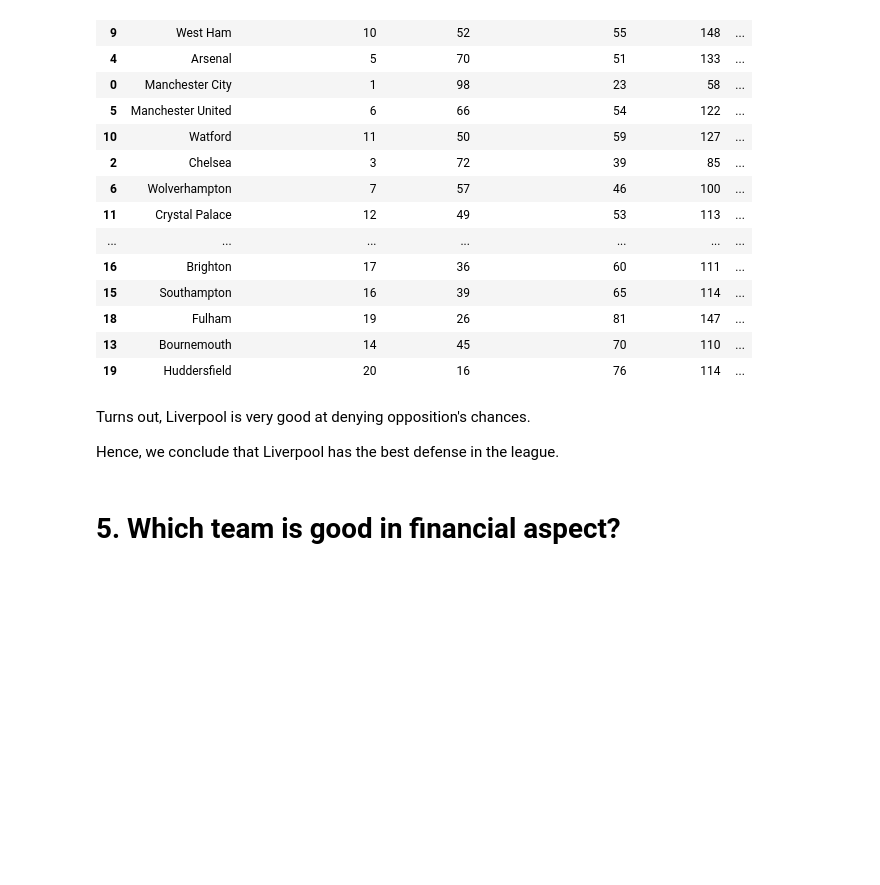
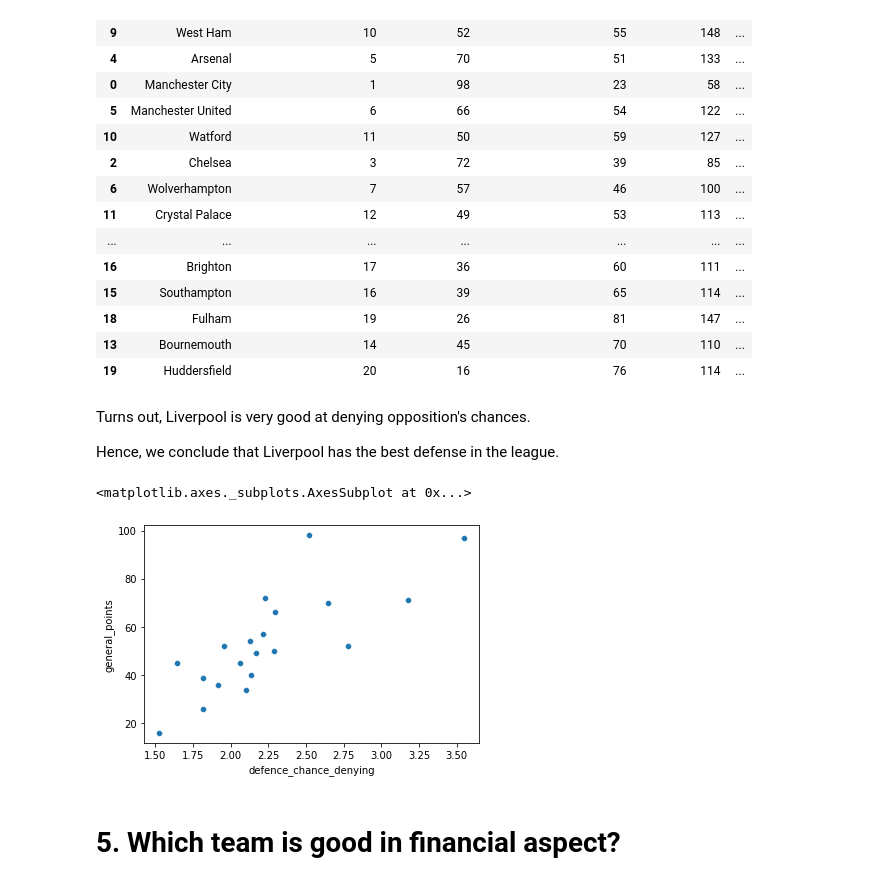
Before and after one commit to narendrawicaksono/iykra-data-fellowship, a Jupyter notebook: Narendra_Wicaksono_EDA_Practice_Case.ipynb, the cells around one changed output. Cells and saved outputs as stored; diff of their text form; code cells hidden in the pictures; blank space fills up the shorter version.

```diff
--- a/Narendra_Wicaksono_EDA_Practice_Case.ipynb
+++ b/Narendra_Wicaksono_EDA_Practice_Case.ipynb
@@ -290,6 +295,11 @@ df_def[['Team','general_league_position','general_points','defence_goals_conceed
 Turns out, Liverpool is very good at denying opposition's chances.
 
 Hence, we conclude that Liverpool has the best defense in the league.
+# %%
+sns.scatterplot(x='defence_chance_denying',y='general_points',data=df_def)
+# %% [output]
+<matplotlib.axes._subplots.AxesSubplot at 0x...>
+[figure, added]
 # %% [markdown]
 # 5. Which team is good in financial aspect?
 # %%
```
Also changed, not shown: parts of 4 cells of this notebook.
